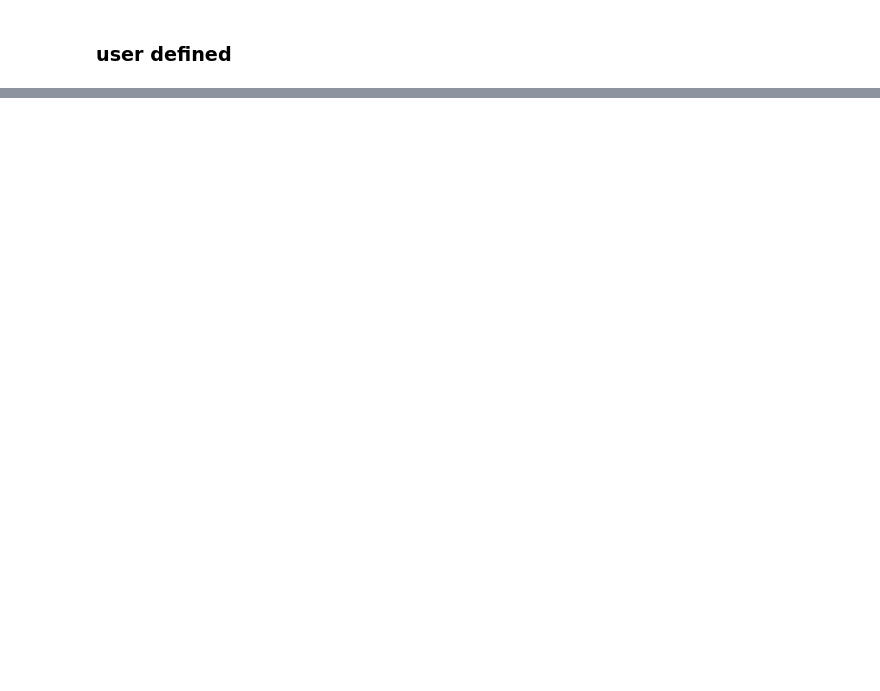
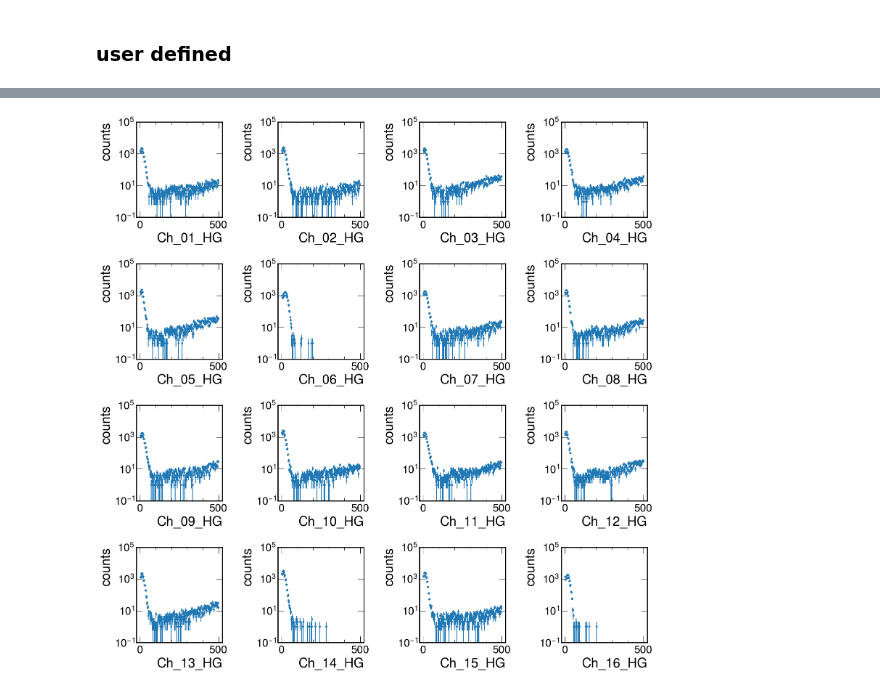
Before and after one commit to sebouh137/beamtest_plots, a Jupyter notebook: TwelveChannels.ipynb, the cells around one changed output, grey strips where cells are left out. Drawn from its saved outputs; the diff is of its cells as text; code cells hidden in the pictures; blank space fills up the shorter version.

```diff
--- a/TwelveChannels.ipynb
+++ b/TwelveChannels.ipynb
@@ -180 +310,27 @@ plt.tight_layout()
+# %%
+gain="HG"
+fig, axs=plt.subplots(4,4, figsize=(16, 16))
+for i in range(len(channels)):
+    ch = channels[i]
+    plt.sca(axs[i//4][i%4])
+    hist,x,= np.histogram(df.eval(f"Ch_{ch}_{gain}"), bins=100 if gain== "LG" else 200,
+                          range=(0,100) if gain == "LG" else (0, 500))
+    plt.xlabel(f"Ch_{ch}_{gain}")
+    plt.ylabel("counts")
+
+    bin_centers=(x[1:]+x[:-1])/2
+
+    from scipy.optimize import curve_fit
+    if gain=="LG":
+        start,stop=int(20/(x[1]-x[0])),None
+    else :
+        start,stop=int(100/(x[1]-x[0])),None
+    p0=[1000, 30, 10]
+
+    plt.errorbar(bin_centers, hist, np.sqrt(hist), linestyle='', marker='o', label='data', markersize=3)
+    plt.yscale("log")
+    plt.ylim(0.1, 1e5)
+plt.tight_layout()
+# %% [output]
+[figure, added]
 # %%
```
Also changed, not shown: parts of 8 cells of this notebook.
